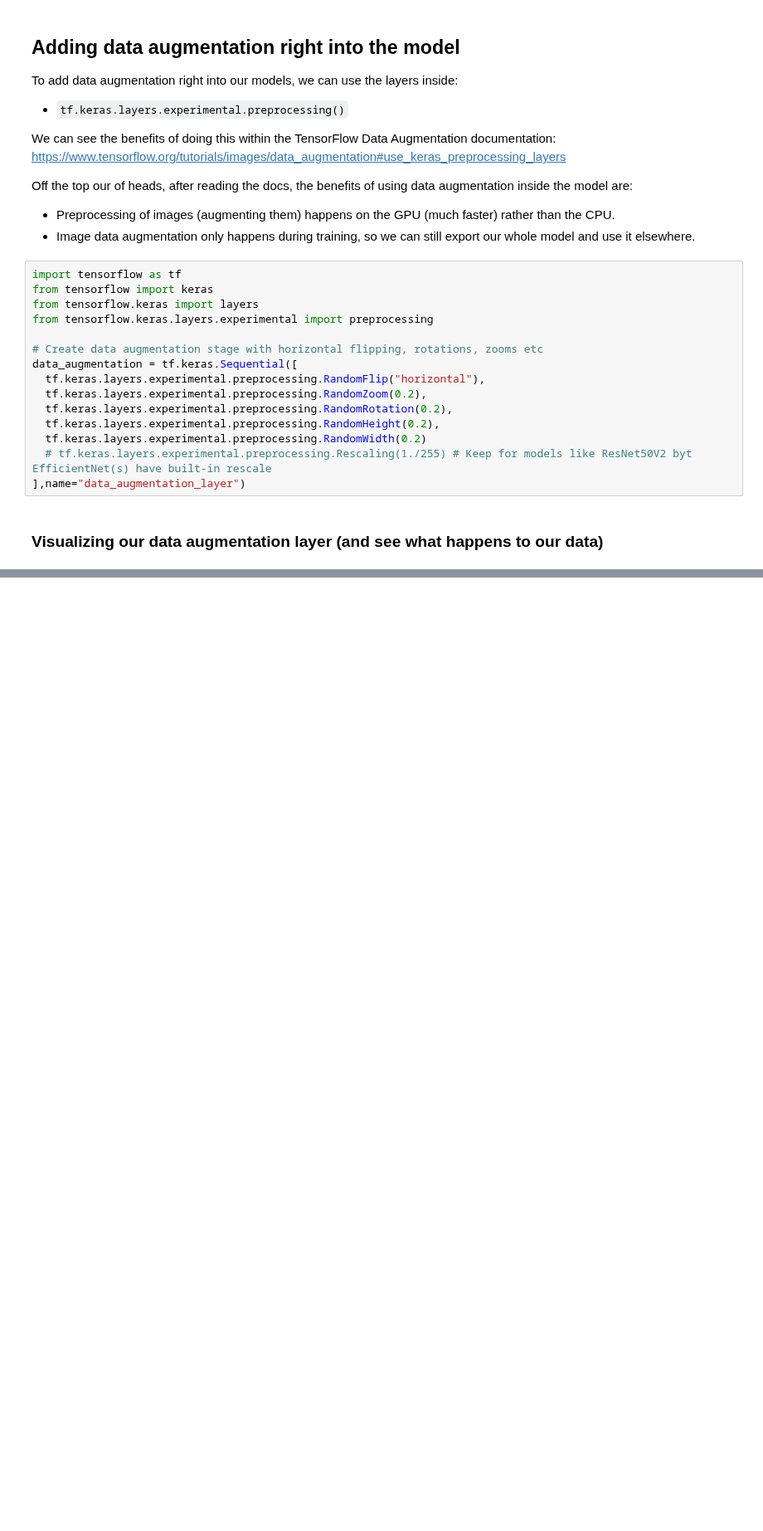
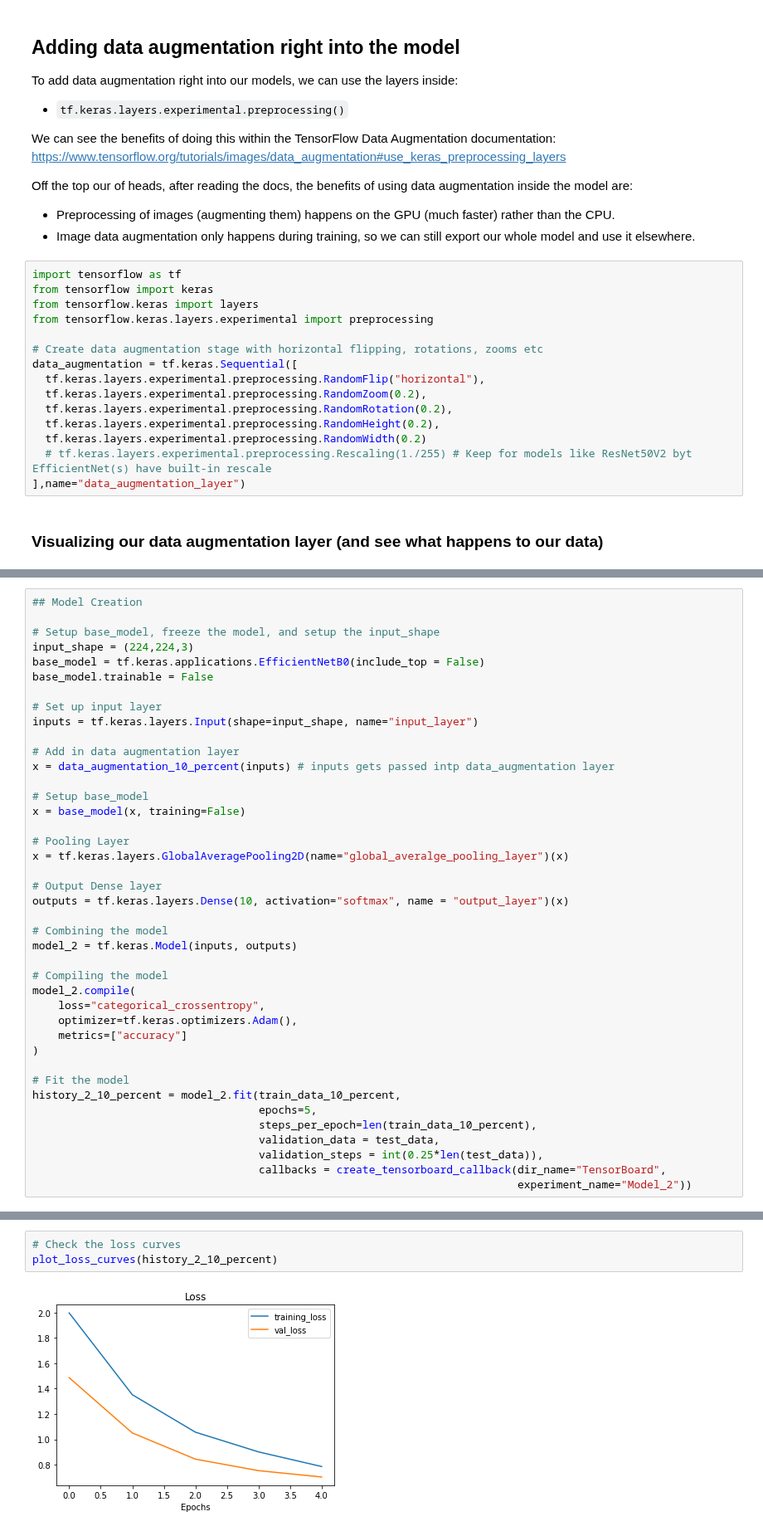
Before and after one commit to imran9891/TensorFlow, a Jupyter notebook: 05_transfer_learning_in_tensorflow_part_2_fine_tuning.ipynb, the cells around one changed output, grey strips where cells are left out. Shown at 83% size. Drawn from its saved outputs; the diff is of its cells as text; blank space fills up the shorter version.

```diff
--- a/05_transfer_learning_in_tensorflow_part_2_fine_tuning.ipynb
+++ b/05_transfer_learning_in_tensorflow_part_2_fine_tuning.ipynb
@@ -491,0 +650,41 @@ plt.axis(False);
+# %%
+## Model Creation
+
+# Setup base_model, freeze the model, and setup the input_shape
+input_shape = (224,224,3)
+base_model = tf.keras.applications.EfficientNetB0(include_top = False)
+base_model.trainable = False
+
+# Set up input layer
+inputs = tf.keras.layers.Input(shape=input_shape, name="input_layer")
+
+# Add in data augmentation layer
+x = data_augmentation_10_percent(inputs) # inputs gets passed intp data_augmentation layer
+
+# Setup base_model
+x = base_model(x, training=False)
+
+# Pooling Layer
+x = tf.keras.layers.GlobalAveragePooling2D(name="global_averalge_pooling_layer")(x)
+
+# Output Dense layer
+outputs = tf.keras.layers.Dense(10, activation="softmax", name = "output_layer")(x)
+
+# Combining the model
+model_2 = tf.keras.Model(inputs, outputs)
+
+# Compiling the model
+model_2.compile(
+    loss="categorical_crossentropy",
+    optimizer=tf.keras.optimizers.Adam(),
+    metrics=["accuracy"]
+)
+
+# Fit the model
+history_2_10_percent = model_2.fit(train_data_10_percent,
+                                   epochs=5,
+                                   steps_per_epoch=len(train_data_10_percent),
+                                   validation_data = test_data,
+                                   validation_steps = int(0.25*len(test_data)),
+                                   callbacks = create_tensorboard_callback(dir_name="TensorBoard",
+                                                                           experiment_name="Model_2"))
@@ -491,0 +725,5 @@ plt.axis(False);
+# %%
+# Check the loss curves
+plot_loss_curves(history_2_10_percent)
+# %% [output]
+[figure, added]
```
Also changed, not shown: parts of 40 cells of this notebook.
